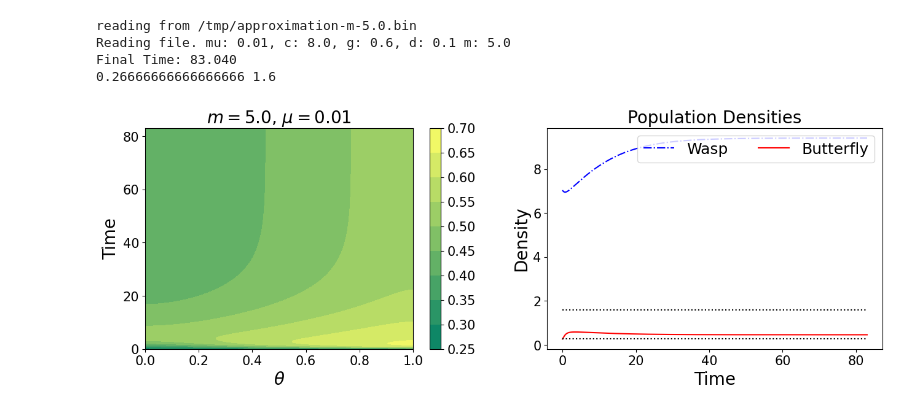
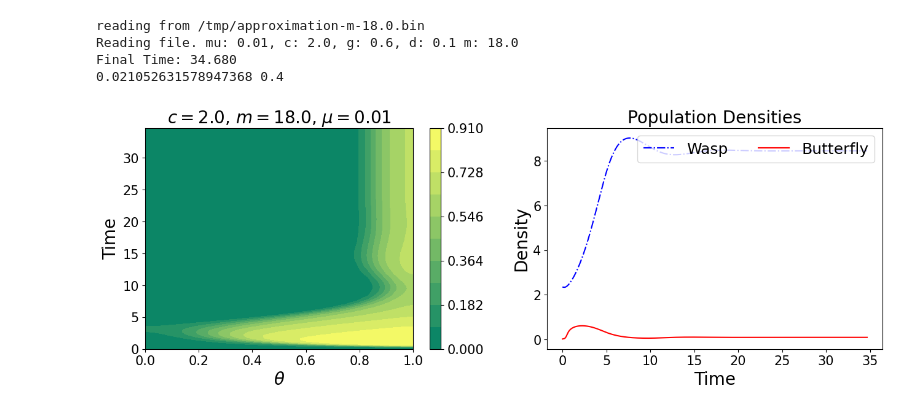
Before and after one commit to KellyBlack/BehaviouralPhenotype, a Jupyter notebook: pde/approx/butterflyVWaspPDE/Plot PDE Approximation.ipynb, the cells around one changed output. Cells and saved outputs as stored; diff of their text form; code cells hidden in the pictures.

Commit message:
Updated jupyter worksheets to create updated figures for the paper

```diff
--- a/pde/approx/butterflyVWaspPDE/Plot PDE Approximation.ipynb
+++ b/pde/approx/butterflyVWaspPDE/Plot PDE Approximation.ipynb
@@ -83,6 +83,9 @@ def readBinary(filename):
             except:
                 break
             else:
+                for lupe in range(len(state)):
+                    if(state[lupe] < 0.0):
+                        state[lupe] = 0.0
                 allTime.append(t)
                 allTotalPopulation.append(population)
                 allData.append(state)
@@ -192,19 +198,22 @@ pdfName  = '/tmp/approximation-c-11-mu-01-m-51.pdf'
 filename = '../build-butterflyVWaspPDE-Desktop-Debug/approximation-c-1.1000-m-1.5000-mu-0.0100.bin'
 pdfName  = '/tmp/approximation-c-11-mu-01-m-150.pdf'
 
-filename = '/tmp/approximation-m-1.0.bin'
-pdfName = '/tmp/approximation-m-1.0.pdf'
-filename = '/tmp/approximation-m-4.5.bin'
-pdfName = '/tmp/approximation-m-4.5.pdf'
-filename = '/tmp/approximation-m-10.0.bin'
-pdfName = '/tmp/approximation-m-10.0.pdf'
+#filename = '../build-butterflyVWaspPDE-Desktop-Debug/approximation-c-1.1000-m-1.0000-mu-0.0100.bin'
+#filename = '../build-butterflyVWaspPDE-Desktop-Debug/approximation-c-1.1000-m-1.0000-mu-0.0100.bin'
+
+#filename = '/tmp/approximation-m-1.0.bin'
+#pdfName = '/tmp/approximation-m-1.0.pdf'
+#filename = '/tmp/approximation-m-4.5.bin'
+#pdfName = '/tmp/approximation-m-4.5.pdf'
+#filename = '/tmp/approximation-m-10.0.bin'
+#pdfName = '/tmp/approximation-m-10.0.pdf'
 filename = '/tmp/approximation-m-18.0.bin'
 pdfName = '/tmp/approximation-m-18.0.pdf'
 
-filename = '/tmp/testing.bin'
-pdfName = '/tmp/testing.pdf'
+#filename = '/tmp/testing.bin'
+#pdfName = '/tmp/testing.pdf'
 
-filename = '/tmp/approximation-m-5.0.bin'
+#filename = '/tmp/approximation-m-5.0.bin'
 
 [x,timeSteps,totalPop,approx,wasps,mu,c,g,d,m] = readBinary(filename)
 x = (x+1.0)*0.5
@@ -223,45 +232,45 @@ fig.subplots_adjust(bottom=-0.0,top=0.75,right=2) #bottom=-3.0,top=1.0)
 axes = fig.add_subplot(1,2,1)
 
 [XGrid,TGrid] = numpy.meshgrid(x,timeSteps)
-cp = axes.contourf(XGrid,TGrid,approx,cmap='summer') #gist_yarg Greens BuGn
+cp = axes.contourf(XGrid,TGrid,approx,numpy.linspace(0.0,0.91,11),cmap='summer') #gist_yarg Greens BuGn
 fig.colorbar(cp) # Add a colorbar to a plot
-axes.set_title('$m=${2}, $\mu={1}$'.format(c,mu,m),fontsize=20)
+axes.set_title('$c={0}$, $m={2}$, $\mu={1}$'.format(c,mu,m),fontsize=20)
 axes.set_xlabel(r'$\theta$',fontsize=20)
 axes.set_ylabel('Time',fontsize=20)
 
 axes1 = fig.add_subplot(1, 2, 2)
 axes1.plot(timeSteps,wasps,'b-.',label="Wasp")
 axes1.plot(timeSteps,totalPop,'r-',label="Butterfly")
-axes1.plot(numpy.array([0.0,timeSteps[-1]]),
-           numpy.array([lowButterfly,lowButterfly]),'k:')
-axes1.plot(numpy.array([0.0,timeSteps[-1]]),
-           numpy.array([highButterfly,highButterfly]),'k:')
+#axes1.plot(numpy.array([0.0,timeSteps[-1]]),
+#           numpy.array([lowButterfly,lowButterfly]),'k:')
+#axes1.plot(numpy.array([0.0,timeSteps[-1]]),
+#           numpy.array([highButterfly,highButterfly]),'k:')
 #axes1.set_ylim([0, numpy.max(wasps)*1.2])
 
 axes1.set_title('Population Densities',fontsize=20)
 axes1.set_xlabel('Time',fontsize=20)
 axes1.set_ylabel('Density',fontsize=20)
 
 #handles, labels = ax.get_legend_handles_labels()
 #plt.legend(flip(handles, 2), flip(labels, 2), loc=9, ncol=2)
 axes1.legend(loc="upper right",fontsize=18,ncol=2)
 
 #axes2 = fig.add_subplot(2, 2, 3)
 #axes2.plot(totalPop,wasps)
 #axes2.plot(totalPop[0],wasps[0],'rD')
 #axes2.set_title('Butterfly/Wasp Phase Plane')
 #axes2.set_xlabel('Butterfly')
 #axes2.set_ylabel('Wasp')
 
 
 plt.show()
-#fig.savefig(pdfName, dpi=60, bbox_inches='tight')
+fig.savefig(pdfName, dpi=60, bbox_inches='tight')
 # %% [output]
-reading from /tmp/approximation-m-5.0.bin
-Reading file. mu: 0.01, c: 8.0, g: 0.6, d: 0.1 m: 5.0
-Final Time: 83.040
-0.26666666666666666 1.6
+reading from /tmp/approximation-m-18.0.bin
+Reading file. mu: 0.01, c: 2.0, g: 0.6, d: 0.1 m: 18.0
+Final Time: 34.680
+0.021052631578947368 0.4
-[figure, old version]
+[figure, new version]
 # %%
 approx[2]
 # %%
```
Also changed, not shown: parts of 1 cell of this notebook, 1 other file.
